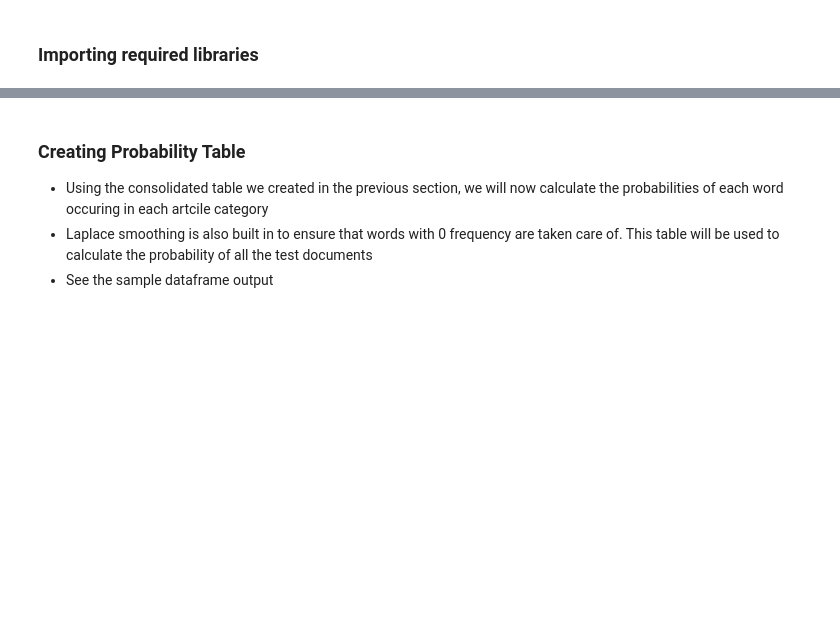
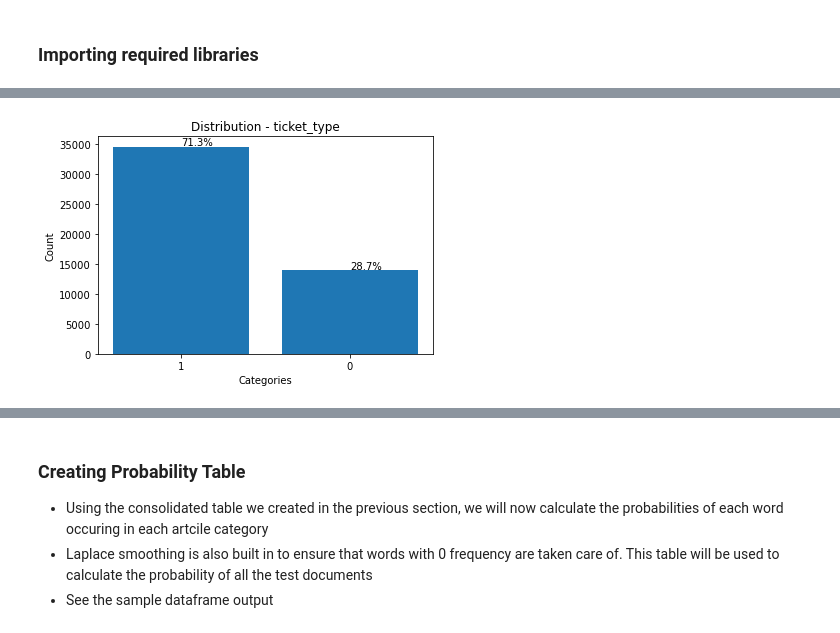
Before and after one commit to dalmiaujjwal/Understanding_Algorithms, a Jupyter notebook: Naive Bayes/Implementation_Scratch_Naive_Bayes .ipynb, the cells around one changed output, grey strips where cells are left out. Cells and saved outputs as stored; diff of their text form; code cells hidden in the pictures; blank space fills up the shorter version.

```diff
--- a/Naive Bayes/Implementation_Scratch_Naive_Bayes .ipynb
+++ b/Naive Bayes/Implementation_Scratch_Naive_Bayes .ipynb
@@ -26,2 +31,16 @@ inp_dataset.head(2)
+# %%
+Cat_Count_df = inp_dataset.ticket_type.value_counts().reset_index()
+Cat_Count_df["Percentage"] = Cat_Count_df["ticket_type"]/Cat_Count_df["ticket_type"].sum()*100
+plt.bar(Cat_Count_df["index"], Cat_Count_df["ticket_type"])
+plt.xticks(Cat_Count_df["index"])
+plt.xlabel("Categories")
+plt.ylabel("Count")
+plt.title("Distribution - ticket_type")
+for ind,row in Cat_Count_df.iterrows():
+    plt.annotate(text=str(round(row["Percentage"],1))+"%",xy = (row["index"],row["ticket_type"]+300))
+
+plt.show()
+# %% [output]
+[figure, added]
 # %% [markdown]
 ### Cleaning the articles to remove the unwanted characters
```
Also changed, not shown: parts of 42 cells of this notebook, 2 other files.
